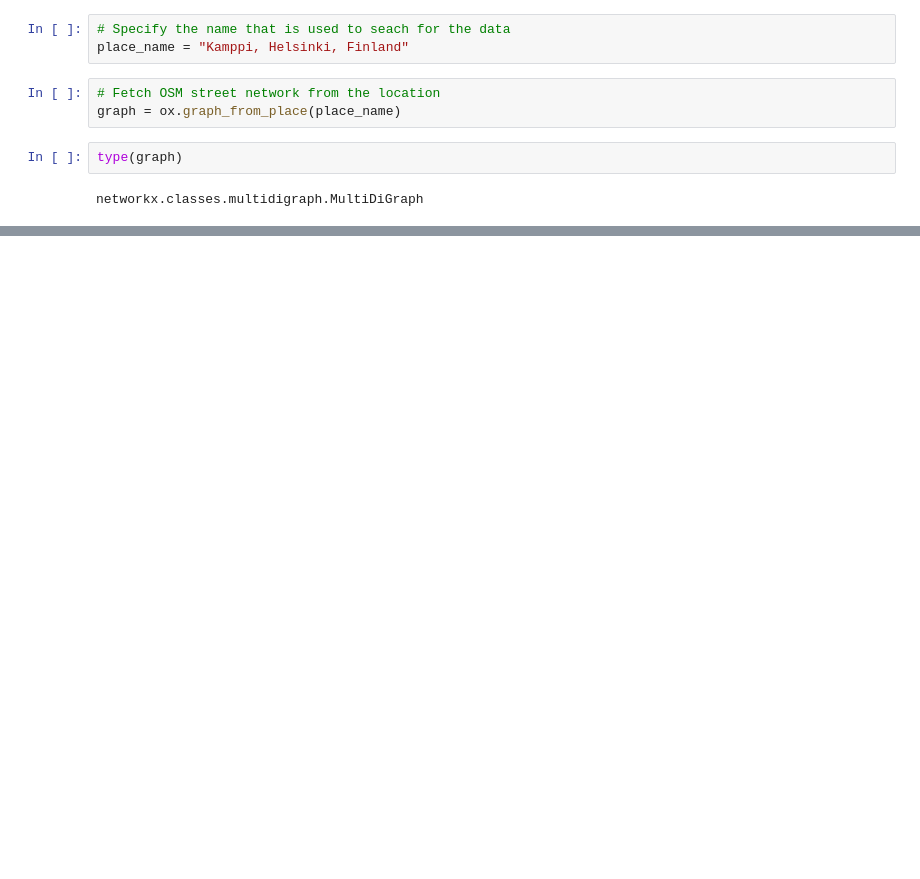
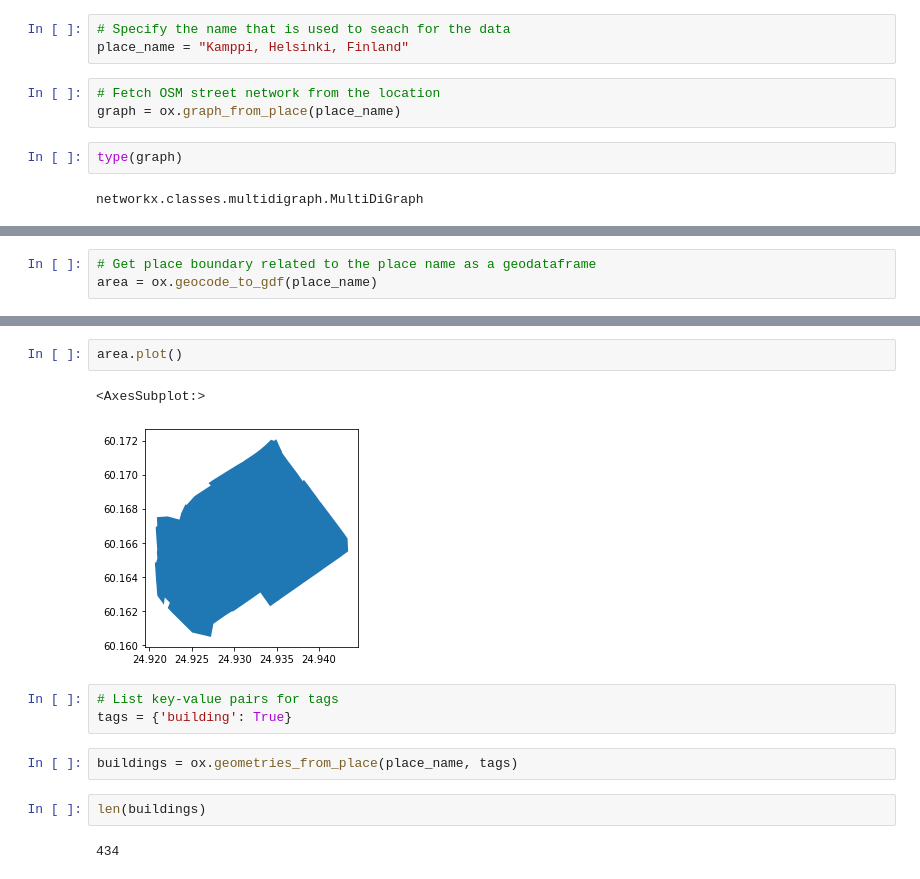
Before and after one commit to SergeyShchus/Automatic_GIS, a Jupyter notebook: Notebook/Geopandas/OSMX.ipynb, the cells around one changed output, grey strips where cells are left out. Drawn from its saved outputs; the diff is of its cells as text; blank space fills up the shorter version.

```diff
--- a/Notebook/Geopandas/OSMX.ipynb
+++ b/Notebook/Geopandas/OSMX.ipynb
@@ -41,0 +83,3 @@ ImportError: ignored
+# %%
+# Get place boundary related to the place name as a geodataframe
+area = ox.geocode_to_gdf(place_name)
@@ -41,0 +97,14 @@ ImportError: ignored
+# %%
+area.plot()
+# %% [output]
+<AxesSubplot:>
+[figure, added]
+# %%
+# List key-value pairs for tags
+tags = {'building': True}
+# %%
+buildings = ox.geometries_from_place(place_name, tags)
+# %%
+len(buildings)
+# %% [output]
+434
```
Also changed, not shown: parts of 33 cells of this notebook.
